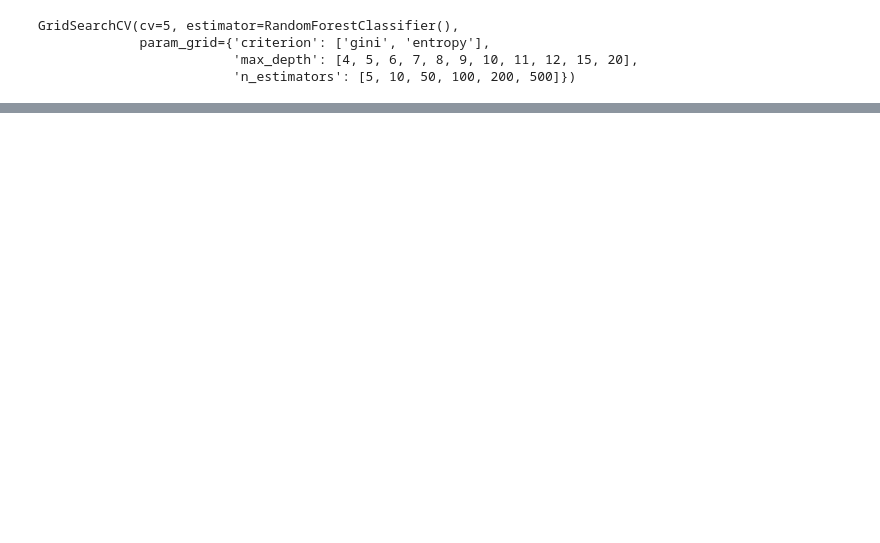
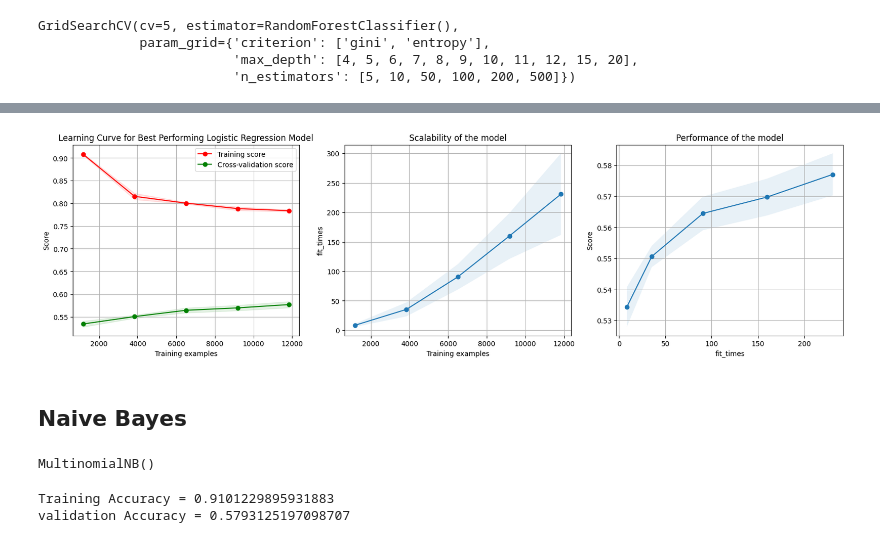
Before and after one commit to joshmorg1007/SENG474-Project, a Jupyter notebook: prediction_model/dota_draft_predictor.ipynb, the cells around one changed output, grey strips where cells are left out. Saved outputs shown, nothing was run; the diff lists cells and outputs as text; code cells hidden in the pictures; blank space fills up the shorter version.

```diff
--- a/prediction_model/dota_draft_predictor.ipynb
+++ b/prediction_model/dota_draft_predictor.ipynb
@@ -79,0 +263,2 @@ best parameters = {'criterion': 'gini', 'max_depth': 20, 'n_estimators': 500}
+# %%
+X_logistic_regression_train, X_logistic_regression_test, y_logistic_regression_train, y_logistic_regression_test = train_test_split(X_train, y_train, test_size=0.30)
@@ -79,0 +287,3 @@ best parameters = {'criterion': 'gini', 'max_depth': 20, 'n_estimators': 500}
+# %%
+plot_learning_curve(best_logistic_model, "Learning Curve for Best Performing Logistic Regression Model", X_logistic_regression_train, y_logistic_regression_train, n_jobs=5)
+# %% [output]
@@ -79,0 +291,3 @@ best parameters = {'criterion': 'gini', 'max_depth': 20, 'n_estimators': 500}
+[figure, added]
+# %% [markdown]
+## Naive Bayes
@@ -79,0 +300,15 @@ best parameters = {'criterion': 'gini', 'max_depth': 20, 'n_estimators': 500}
+# %%
+# Multinomial Naive Bayes - 2 mins
+MNB_model = MultinomialNB()
+MNB_model.fit(X_NB_train, y_NB_train)
+# %% [output]
+MultinomialNB()
+# %%
+training_accuracy = MNB_model.score(X_NB_train, y_NB_train)
+validation_accuracy = MNB_model.score(X_NB_test, y_NB_test)
+
+print(f"Training Accuracy = {training_accuracy}")
+print(f"validation Accuracy = {validation_accuracy}")
+# %% [output]
+Training Accuracy = 0.9101229895931883
+validation Accuracy = 0.5793125197098707
```
Also changed, not shown: parts of 52 cells of this notebook.
